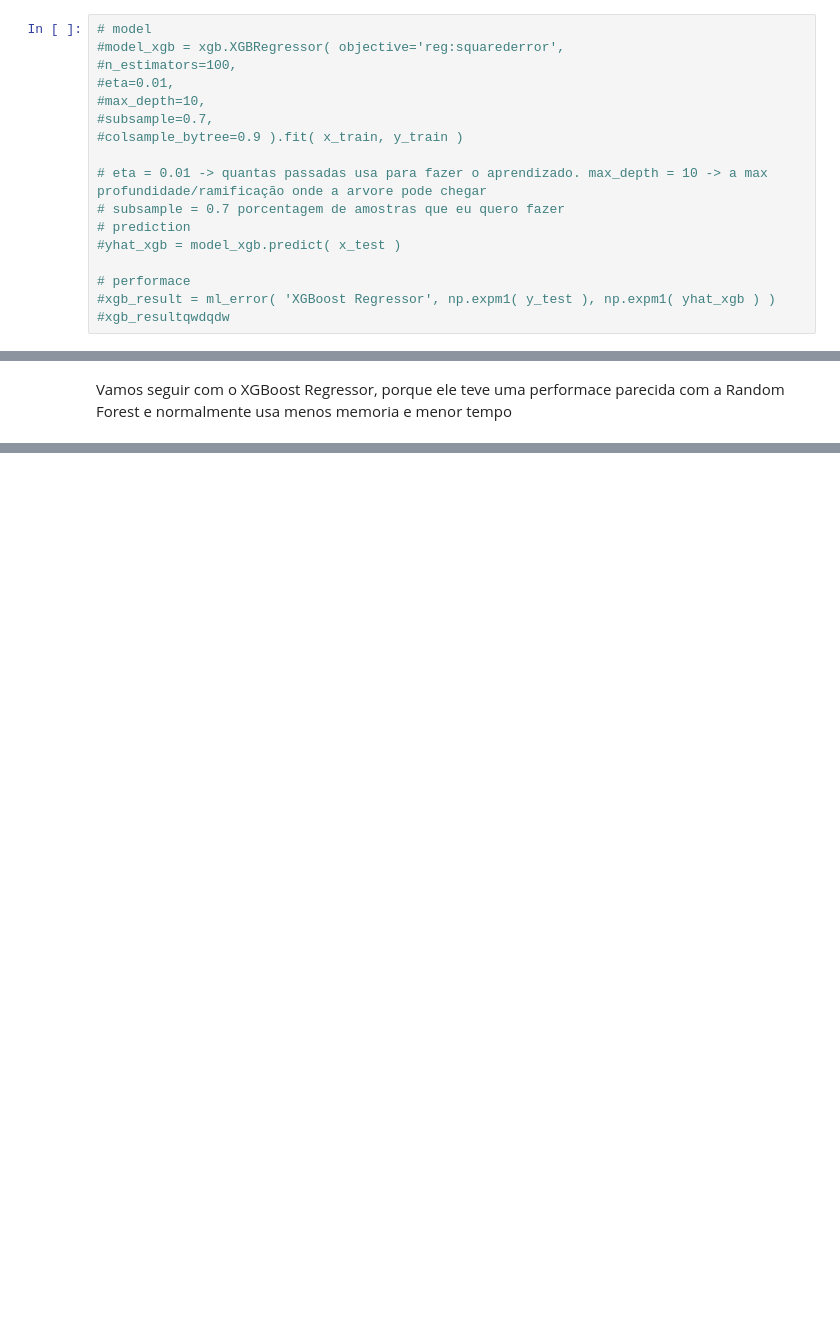
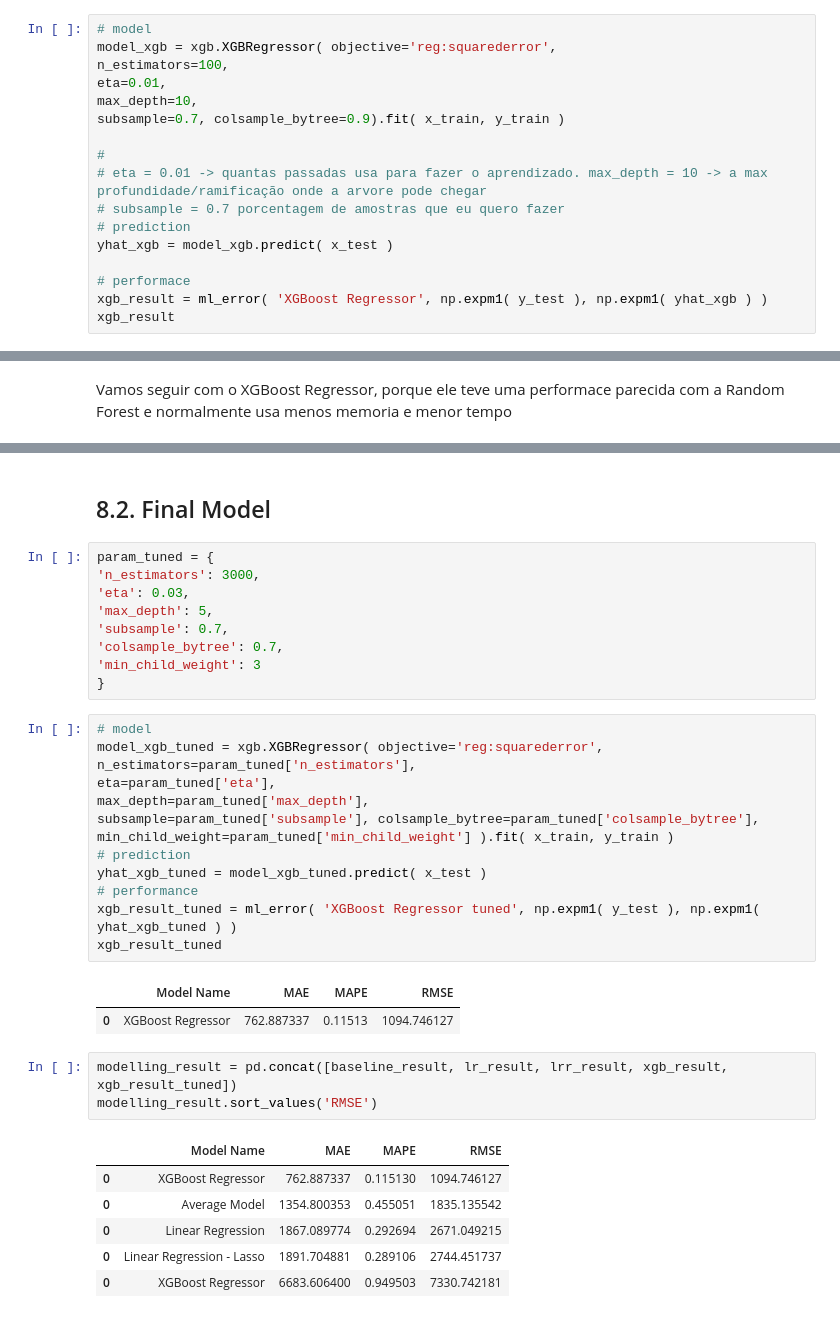
Before and after one commit to RomuloCunhaLima/store_sales_Rossmann, a Jupyter notebook: m07_v01_store_sales_prediction.ipynb, the cells around one changed output, grey strips where cells are left out. Cells and saved outputs as stored; diff of their text form; blank space fills up the shorter version.

Commit message:
HyperParameter Fine Tuning done

```diff
--- a/m07_v01_store_sales_prediction.ipynb
+++ b/m07_v01_store_sales_prediction.ipynb
@@ -1100,18 +1100,18 @@ lrr_result_cv
 ## 7.5. XGBoost Regressor
 # %%
 # model
-#model_xgb = xgb.XGBRegressor( objective='reg:squarederror',
-#n_estimators=100,
-#eta=0.01,
-#max_depth=10,
-#subsample=0.7,
-#colsample_bytree=0.9 ).fit( x_train, y_train )
+model_xgb = xgb.XGBRegressor( objective='reg:squarederror',
+n_estimators=100,
+eta=0.01,
+max_depth=10,
+subsample=0.7, colsample_bytree=0.9).fit( x_train, y_train )
 
+#
 # eta = 0.01 -> quantas passadas usa para fazer o aprendizado. max_depth = 10 -> a max profundidade/ramificação onde a arvore pode chegar
 # subsample = 0.7 porcentagem de amostras que eu quero fazer
 # prediction
-#yhat_xgb = model_xgb.predict( x_test )
+yhat_xgb = model_xgb.predict( x_test )
 
 # performace
-#xgb_result = ml_error( 'XGBoost Regressor', np.expm1( y_test ), np.expm1( yhat_xgb ) )
-#xgb_resultqwdqdw
+xgb_result = ml_error( 'XGBoost Regressor', np.expm1( y_test ), np.expm1( yhat_xgb ) )
+xgb_result
@@ -1146,0 +1224,36 @@ Vamos seguir com o XGBoost Regressor, porque ele teve uma performace parecida co
+# %% [markdown]
+## 8.2. Final Model
+# %%
+param_tuned = {
+'n_estimators': 3000,
+'eta': 0.03,
+'max_depth': 5,
+'subsample': 0.7,
+'colsample_bytree': 0.7,
+'min_child_weight': 3
+}
+# %%
+# model
+model_xgb_tuned = xgb.XGBRegressor( objective='reg:squarederror',
+n_estimators=param_tuned['n_estimators'],
+eta=param_tuned['eta'],
+max_depth=param_tuned['max_depth'],
+subsample=param_tuned['subsample'], colsample_bytree=param_tuned['colsample_bytree'], min_child_weight=param_tuned['min_child_weight'] ).fit( x_train, y_train )
+# prediction
+yhat_xgb_tuned = model_xgb_tuned.predict( x_test )
+# performance
+xgb_result_tuned = ml_error( 'XGBoost Regressor tuned', np.expm1( y_test ), np.expm1( yhat_xgb_tuned ) )
+xgb_result_tuned
+# %% [output]
+|  | Model Name | MAE | MAPE | RMSE |
+| 0 | XGBoost Regressor | 762.887337 | 0.11513 | 1094.746127 |
+# %%
+modelling_result = pd.concat([baseline_result, lr_result, lrr_result, xgb_result, xgb_result_tuned])
+modelling_result.sort_values('RMSE')
+# %% [output]
+|  | Model Name | MAE | MAPE | RMSE |
+| 0 | XGBoost Regressor | 762.887337 | 0.115130 | 1094.746127 |
+| 0 | Average Model | 1354.800353 | 0.455051 | 1835.135542 |
+| 0 | Linear Regression | 1867.089774 | 0.292694 | 2671.049215 |
+| 0 | Linear Regression - Lasso | 1891.704881 | 0.289106 | 2744.451737 |
+| 0 | XGBoost Regressor | 6683.606400 | 0.949503 | 7330.742181 |
```
Also changed, not shown: parts of 12 cells of this notebook, 2 other files.
